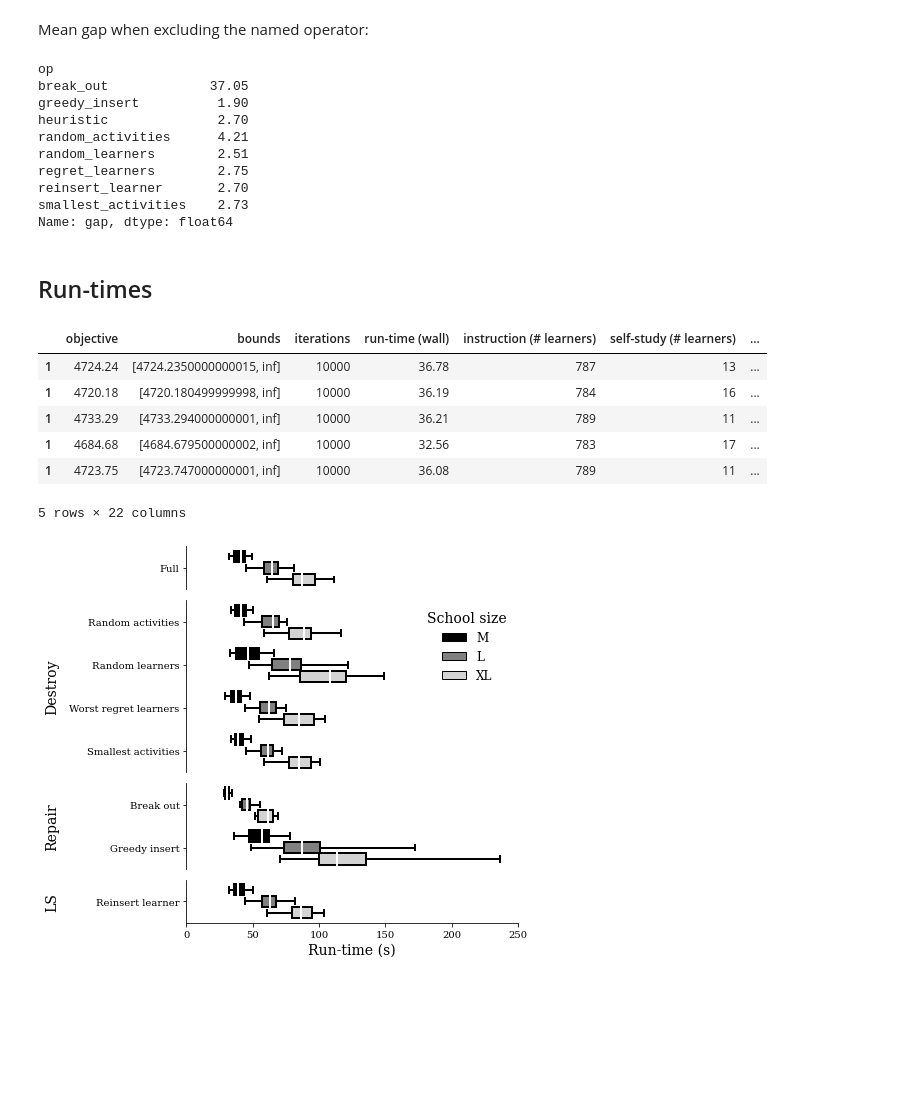
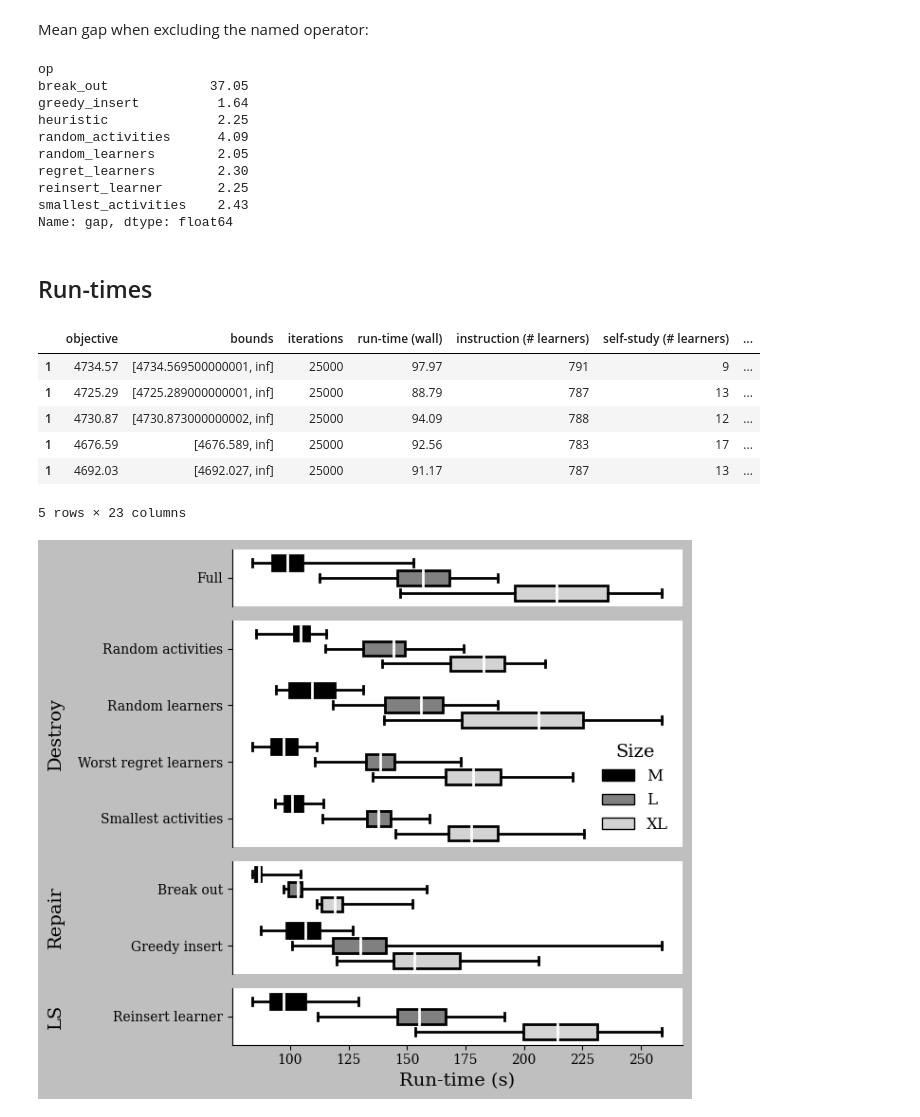
Before and after one commit to N-Wouda/PL-Hourly-Heuristic, a Jupyter notebook: tuning.ipynb, the cells around one changed output. Drawn from its saved outputs; the diff is of its cells as text; code cells hidden in the pictures; blank space fills up the shorter version.

```diff
--- a/tuning.ipynb
+++ b/tuning.ipynb
@@ -54,15 +54,20 @@ op_qual_opt.head()
 | 4 | 4912.84 | [4912.841999999999, 4912.84199999... | 50 | 25.28 | 751 | 49 | ... |
 | 5 | 7363.67 | [7363.6725, 7364.382083333336] | 28 | 60.65 | 1171 | 29 | ... |
 # %%
-op_qual = pd.DataFrame()
+def create_df():
+    data = []
 
-for op in operators:
-    op_df = pd.read_csv(f"cache/tuning-{op}.csv", index_col="instance")
-    op_df["op"] = op
-    op_df["gap"] = 100 * (op_qual_opt.objective - op_df.objective) / op_df.objective
+    for op in operators:
+        op_df = pd.read_csv(f"cache/tuning-{op}.csv", index_col="instance")
+        op_df["op"] = op
+        op_df["gap"] = 100 * (op_qual_opt.objective - op_df.objective) / op_df.objective
 
-    op_qual = op_qual.append(op_df)
+        data.append(op_df)
 
+    return pd.concat(data)
+
+
+op_qual = create_df()
 op_qual.head()
 # %% [output]
 |  | objective | bounds | iterations | run-time (wall) | instruction (# learners) | self-study (# learners) | ... |
@@ -143,13 +148,13 @@ op_qual.groupby(op_qual.op).gap.mean()
 # %% [output]
 op
 break_out             37.05
-greedy_insert          1.90
-heuristic              2.70
-random_activities      4.21
-random_learners        2.51
-regret_learners        2.75
-reinsert_learner       2.70
-smallest_activities    2.73
+greedy_insert          1.64
+heuristic              2.25
+random_activities      4.09
+random_learners        2.05
+regret_learners        2.30
+reinsert_learner       2.25
+smallest_activities    2.43
 Name: gap, dtype: float64
 # %% [markdown]
 ## Run-times
@@ -160,12 +165,12 @@ op_qual_times = op_qual.join(experiments)
 op_qual_times.head()
 # %% [output]
 |  | objective | bounds | iterations | run-time (wall) | instruction (# learners) | self-study (# learners) | ... |
-| 1 | 4724.24 | [4724.2350000000015, inf] | 10000 | 36.78 | 787 | 13 | ... |
-| 1 | 4720.18 | [4720.180499999998, inf] | 10000 | 36.19 | 784 | 16 | ... |
-| 1 | 4733.29 | [4733.294000000001, inf] | 10000 | 36.21 | 789 | 11 | ... |
-| 1 | 4684.68 | [4684.679500000002, inf] | 10000 | 32.56 | 783 | 17 | ... |
-| 1 | 4723.75 | [4723.747000000001, inf] | 10000 | 36.08 | 789 | 11 | ... |
+| 1 | 4734.57 | [4734.569500000001, inf] | 25000 | 97.97 | 791 | 9 | ... |
+| 1 | 4725.29 | [4725.289000000001, inf] | 25000 | 88.79 | 787 | 13 | ... |
+| 1 | 4730.87 | [4730.873000000002, inf] | 25000 | 94.09 | 788 | 12 | ... |
+| 1 | 4676.59 | [4676.589, inf] | 25000 | 92.56 | 783 | 17 | ... |
+| 1 | 4692.03 | [4692.027, inf] | 25000 | 91.17 | 787 | 13 | ... |
-5 rows × 22 columns
+5 rows × 23 columns
 # %%
 fig, axes = plt.subplots(ncols=1, nrows=4, figsize=(7, 6), sharex=True)
 
@@ -180,33 +185,32 @@ for ax, op_block, nice_op_block, ylabel in zip(axes, op_blocks, nice_op_blocks,
                 data=op_qual_times[op_qual_times.op.isin(op_block)], ax=ax, whis=(0, 100),
                 palette={800: 'black', 1200: 'grey', 1600: 'lightgrey'})
 
     if ax is axes[1]:
         handles, labels = ax.get_legend_handles_labels()
-        ax.legend(title="School size", handles=handles, labels=["M", "L", "XL"], frameon=False)
+        ax.legend(title="Size", handles=handles, labels=["M", "L", "XL"], frameon=False)
     else:
         ax.get_legend().remove()
 
     for spine in ['right', 'top']:
         ax.spines[spine].set_visible(False)
 
     if ax is not axes[-1]:
         ax.set_xlabel("")
         ax.spines['bottom'].set_visible(False)
         ax.tick_params(
                     axis='x',          # changes apply to the x-axis
                     which='both',      # both major and minor ticks are affected
                     bottom=False,      # ticks along the bottom edge are off
                     top=False,         # ticks along the top edge are off
                     labelbottom=False) # labels along the bottom edge are off
 
-    ax.set_xlim([0, 250])
     ax.set_ylabel(ylabel, labelpad=10)
     ax.set_yticklabels(nice_op_block)
 
 fig.align_labels()
 
 plt.xlabel("Run-time (s)")
 plt.tight_layout()
 plt.savefig("out/qual_runtimes.pdf", bbox_inches='tight');
 # %% [output]
-[figure, old version]
+[figure, new version]
```
Also changed, not shown: parts of 4 cells of this notebook, 2 other files.
